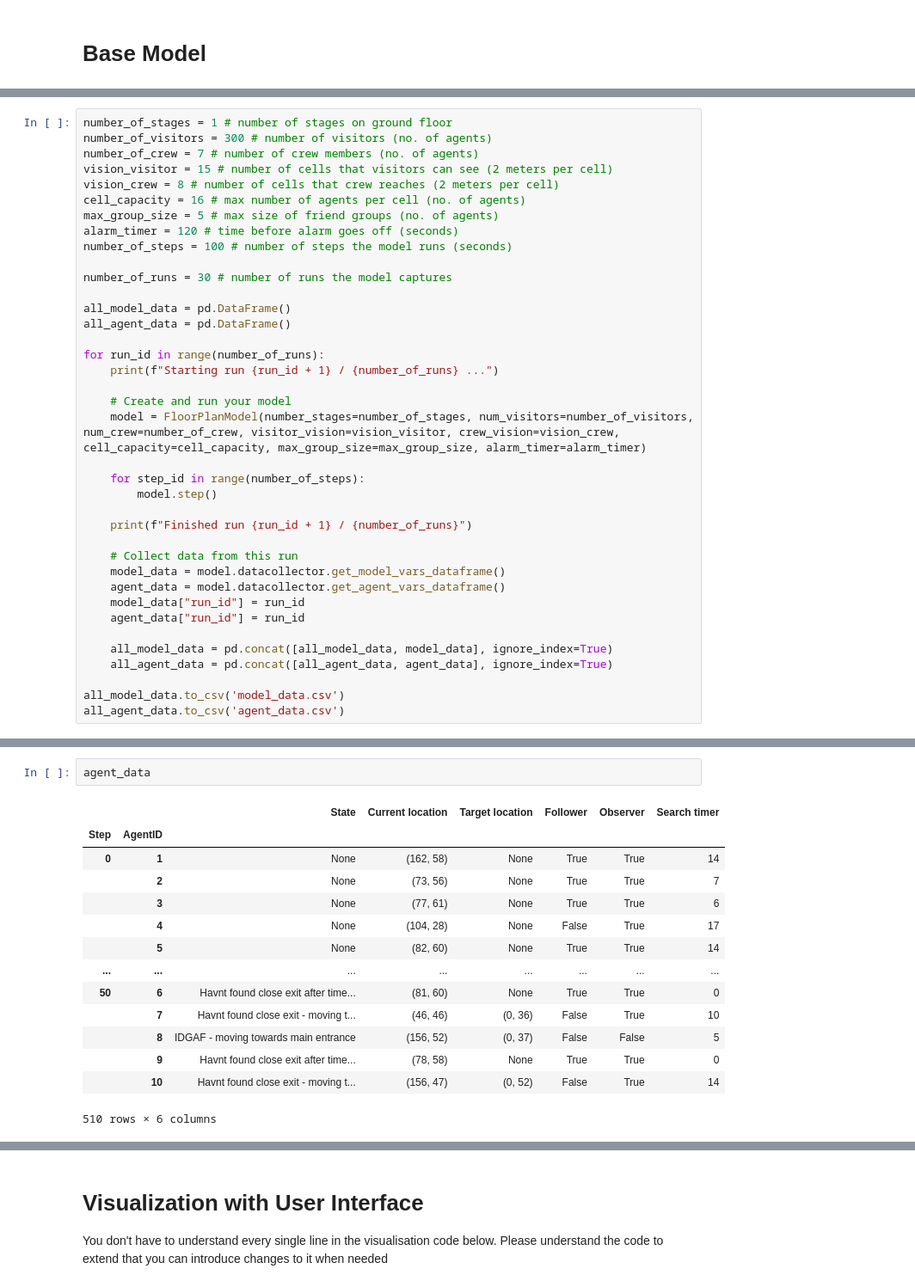
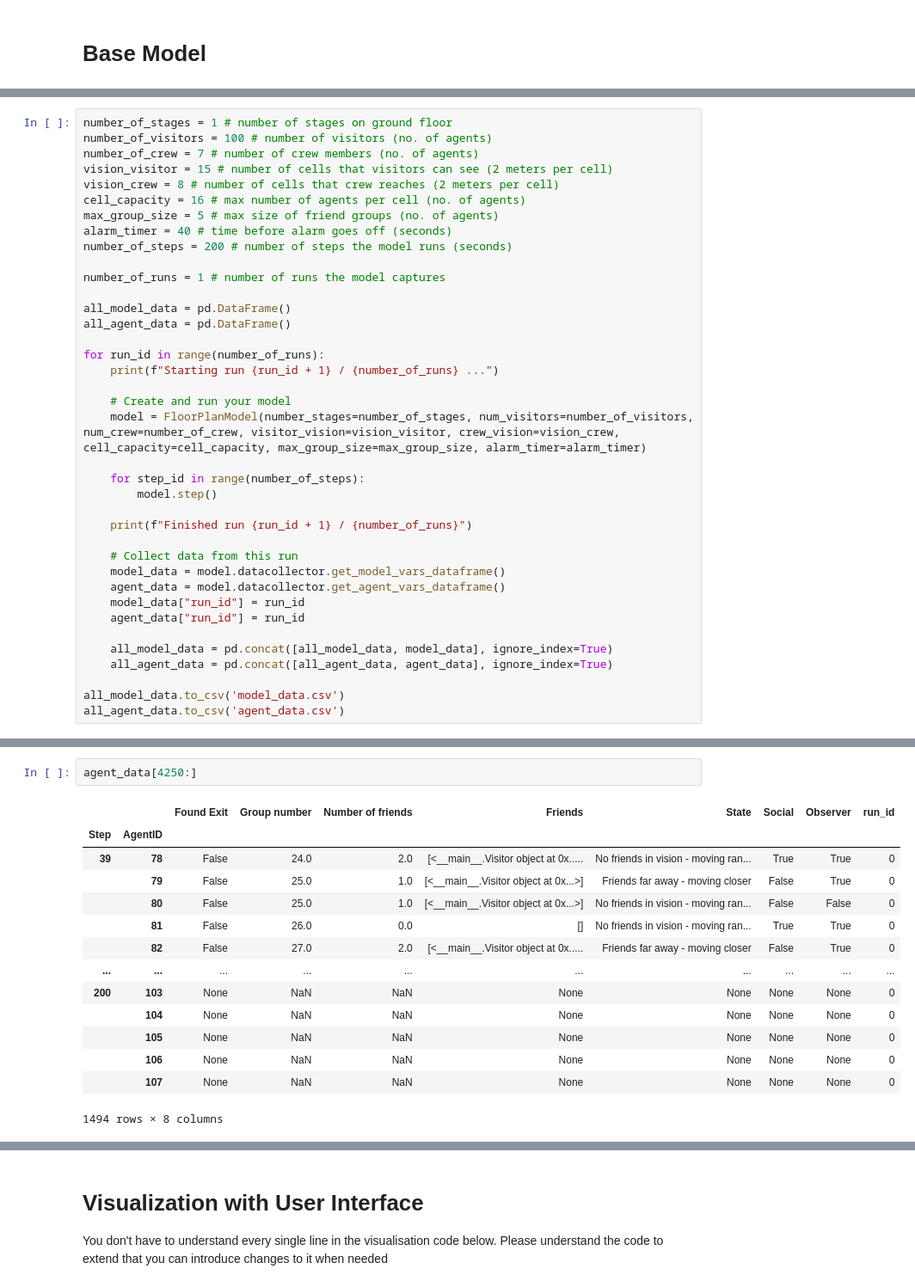
Before and after one commit to Pepijn2001/ABM_SEN1211, a Jupyter notebook: FINAL MODEL.ipynb, the cells around one changed output, grey strips where cells are left out. Shown at 86% size. Saved outputs shown, nothing was run; the diff lists cells and outputs as text.

Commit message:
Final model merge

```diff
--- a/FINAL MODEL.ipynb
+++ b/FINAL MODEL.ipynb
@@ -706,15 +1094,15 @@ class FloorPlanModel(Model):
 # %%
 number_of_stages = 1 # number of stages on ground floor
-number_of_visitors = 300 # number of visitors (no. of agents)
+number_of_visitors = 100 # number of visitors (no. of agents)
 number_of_crew = 7 # number of crew members (no. of agents)
 vision_visitor = 15 # number of cells that visitors can see (2 meters per cell)
 vision_crew = 8 # number of cells that crew reaches (2 meters per cell)
 cell_capacity = 16 # max number of agents per cell (no. of agents)
 max_group_size = 5 # max size of friend groups (no. of agents)
-alarm_timer = 120 # time before alarm goes off (seconds)
-number_of_steps = 100 # number of steps the model runs (seconds)
+alarm_timer = 40 # time before alarm goes off (seconds)
+number_of_steps = 200 # number of steps the model runs (seconds)
 
-number_of_runs = 30 # number of runs the model captures
+number_of_runs = 1 # number of runs the model captures
 
 all_model_data = pd.DataFrame()
 all_agent_data = pd.DataFrame()
@@ -744,20 +1150,20 @@ all_agent_data.to_csv('agent_data.csv')
 # %%
-agent_data
+agent_data[4250:]
 # %% [output]
-|  |  | State | Current location | Target location | Follower | Observer | Search timer |
-| Step | AgentID |  |  |  |  |  |  |
-| 0 | 1 | None | (162, 58) | None | True | True | 14 |
-|  | 2 | None | (73, 56) | None | True | True | 7 |
-|  | 3 | None | (77, 61) | None | True | True | 6 |
-|  | 4 | None | (104, 28) | None | False | True | 17 |
-|  | 5 | None | (82, 60) | None | True | True | 14 |
-| ... | ... | ... | ... | ... | ... | ... | ... |
-| 50 | 6 | Havnt found close exit after time... | (81, 60) | None | True | True | 0 |
-|  | 7 | Havnt found close exit - moving t... | (46, 46) | (0, 36) | False | True | 10 |
-|  | 8 | IDGAF - moving towards main entrance | (156, 52) | (0, 37) | False | False | 5 |
-|  | 9 | Havnt found close exit after time... | (78, 58) | None | True | True | 0 |
-|  | 10 | Havnt found close exit - moving t... | (156, 47) | (0, 52) | False | True | 14 |
+|  |  | Found Exit | Group number | Number of friends | Friends | State | Social | Observer | run_id |
+| Step | AgentID |  |  |  |  |  |  |  |  |
+| 39 | 78 | False | 24.0 | 2.0 | [<__main__.Visitor object at 0x..... | No friends in vision - moving ran... | True | True | 0 |
+|  | 79 | False | 25.0 | 1.0 | [<__main__.Visitor object at 0x...>] | Friends far away - moving closer | False | True | 0 |
+|  | 80 | False | 25.0 | 1.0 | [<__main__.Visitor object at 0x...>] | No friends in vision - moving ran... | False | False | 0 |
+|  | 81 | False | 26.0 | 0.0 | [] | No friends in vision - moving ran... | True | True | 0 |
+|  | 82 | False | 27.0 | 2.0 | [<__main__.Visitor object at 0x..... | Friends far away - moving closer | False | True | 0 |
+| ... | ... | ... | ... | ... | ... | ... | ... | ... | ... |
+| 200 | 103 | None | NaN | NaN | None | None | None | None | 0 |
+|  | 104 | None | NaN | NaN | None | None | None | None | 0 |
+|  | 105 | None | NaN | NaN | None | None | None | None | 0 |
+|  | 106 | None | NaN | NaN | None | None | None | None | 0 |
+|  | 107 | None | NaN | NaN | None | None | None | None | 0 |
-510 rows × 6 columns
+1494 rows × 8 columns
 # %%
 agent_data[agent_data['Observer']=='False']
 # %% [output]
```
Also changed, not shown: parts of 10 cells of this notebook, 3 other files.
